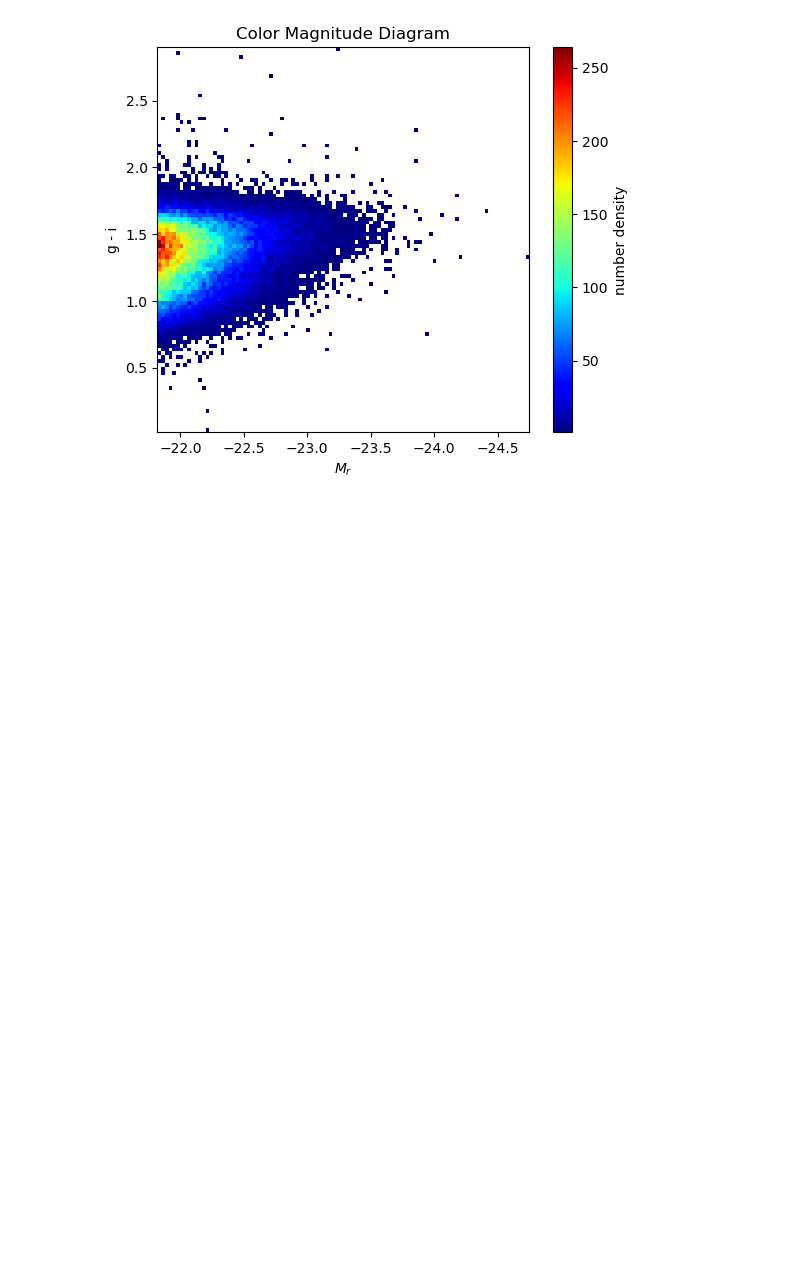
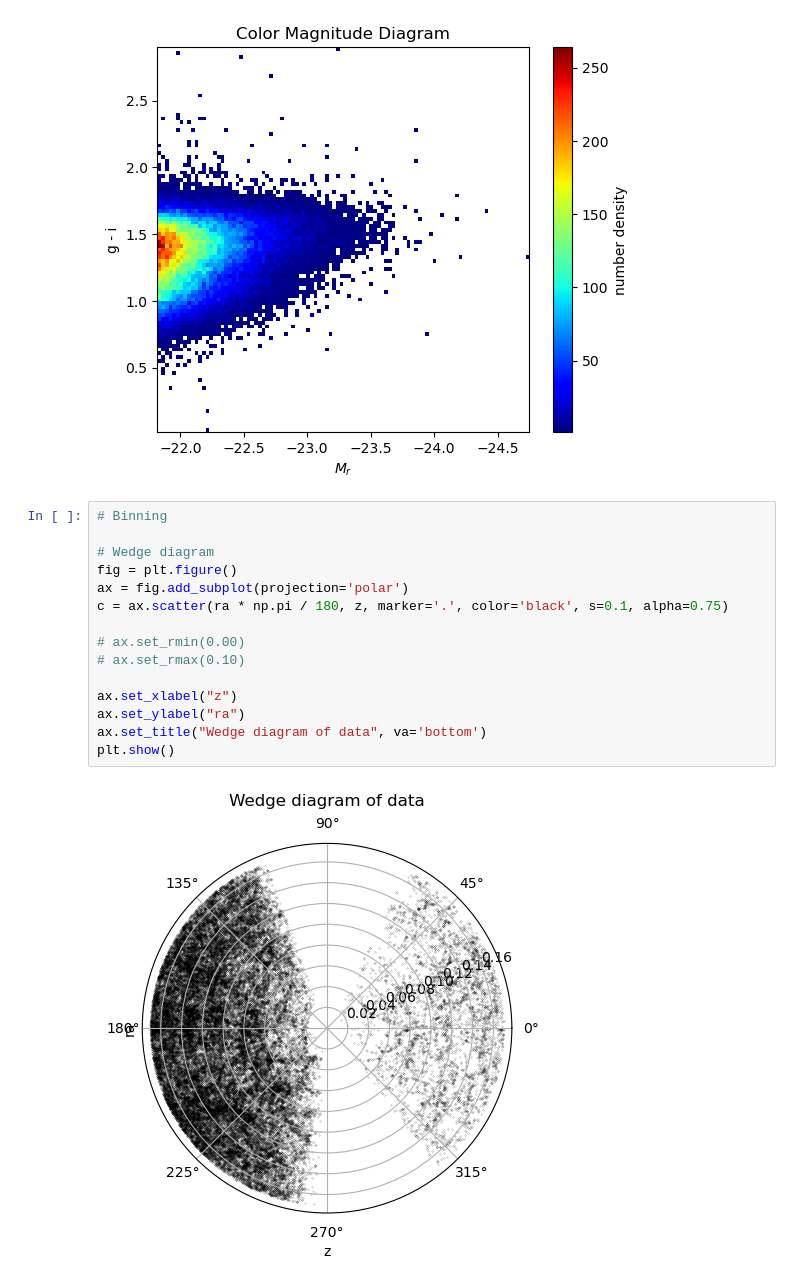
Before and after one commit to Dotoria/GU2_TP, a Jupyter notebook: TP_JSH/Test2_binning.ipynb, the cells around one changed output. Drawn from its saved outputs; the diff is of its cells as text; blank space fills up the shorter version.

```diff
--- a/TP_JSH/Test2_binning.ipynb
+++ b/TP_JSH/Test2_binning.ipynb
@@ -283,3 +283,20 @@ fig.colorbar(h_cmd[3], ax=plt.gca(), label='number density')
 plt.show()
 # %% [output]
 [figure]
+# %%
+# Binning
+
+# Wedge diagram
+fig = plt.figure()
+ax = fig.add_subplot(projection='polar')
+c = ax.scatter(ra * np.pi / 180, z, marker='.', color='black', s=0.1, alpha=0.75)
+
+# ax.set_rmin(0.00)
+# ax.set_rmax(0.10)
+
+ax.set_xlabel("z")
+ax.set_ylabel("ra")
+ax.set_title("Wedge diagram of data", va='bottom')
+plt.show()
+# %% [output]
+[figure, added]
```
Also changed, not shown: parts of 3 cells of this notebook.
